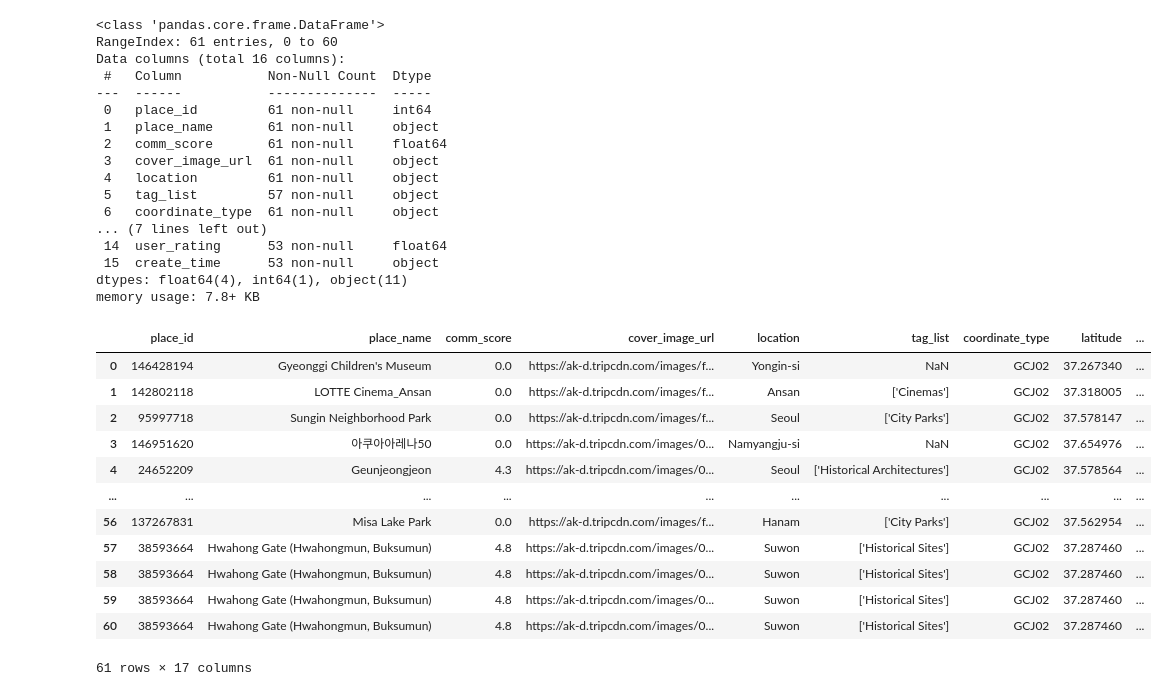
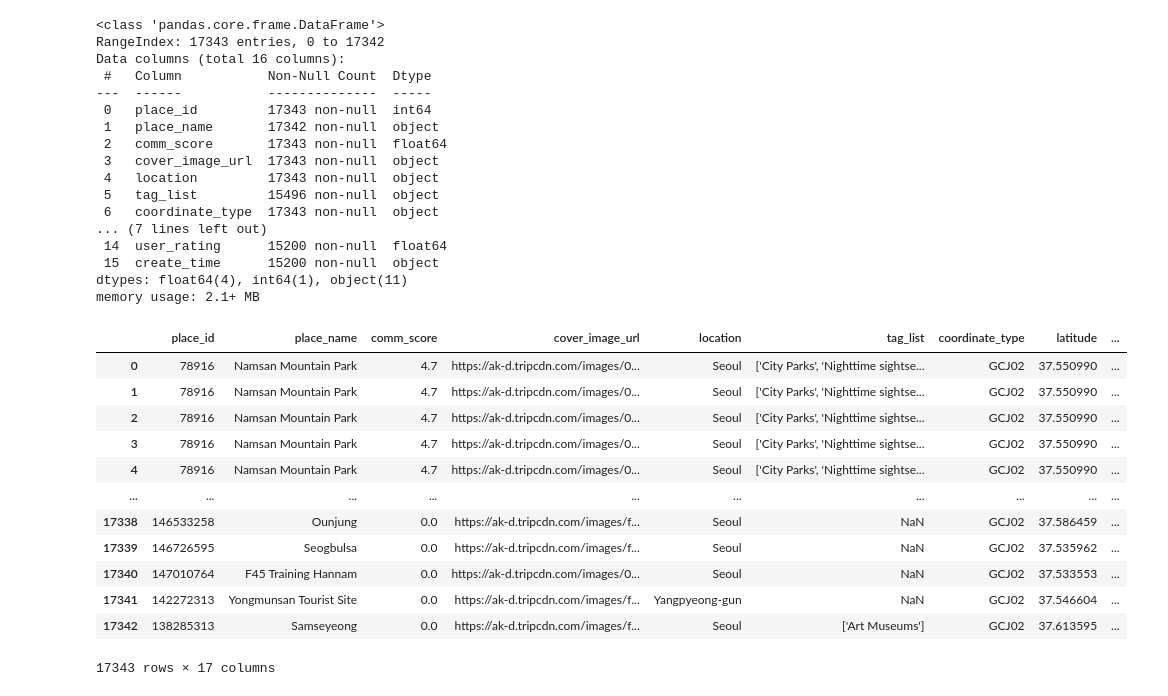
Before and after one commit to wjdengus98/WanderSeoul, a Jupyter notebook: preprocessing.ipynb, the cells around one changed output. Cells and saved outputs as stored; diff of their text form; code cells hidden in the pictures.

```diff
--- a/preprocessing.ipynb
+++ b/preprocessing.ipynb
@@ -1,7 +0,0 @@
-# %%
-import pandas as pd
-info= pd.read_csv('data/place_info_105.csv')
-info
-
-review= pd.read_csv('data/place_review_105.csv')
-review
@@ -26,3 +1,21 @@ review
+# %%
+import pandas as pd
+
+for i in range(300):
+    if i == 0:
+        info = pd.read_csv(f'data/place_info_{i+1}.csv')
+        review = pd.read_csv(f'data/place_review_{i+1}.csv')
+    else:
+        try:
+            info_new = pd.read_csv(f'data/place_info_{i+1}.csv')
+            info = pd.concat([info, info_new], ignore_index=True) # 이전데이터에 인덱스를 가져온다 해결방안 ignore_index=True
+        except pd.errors.EmptyDataError:
+            None
+        try:
+            review_new = pd.read_csv(f'data/place_review_{i+1}.csv')
+            review = pd.concat([review, review_new], ignore_index=True)
+        except pd.errors.EmptyDataError:
+            None
 # %%
 info_review=pd.merge(info, review, on='place_id', how='left')
 info_review
@@ -44,39 +37,39 @@ info_review
 info_review.info()
 # %% [output]
 <class 'pandas.core.frame.DataFrame'>
-RangeIndex: 61 entries, 0 to 60
+RangeIndex: 17343 entries, 0 to 17342
 Data columns (total 16 columns):
  #   Column           Non-Null Count  Dtype
 ---  ------           --------------  -----
- 0   place_id         61 non-null     int64
- 1   place_name       61 non-null     object
- 2   comm_score       61 non-null     float64
- 3   cover_image_url  61 non-null     object
- 4   location         61 non-null     object
- 5   tag_list         57 non-null     object
- 6   coordinate_type  61 non-null     object
+ 0   place_id         17343 non-null  int64
+ 1   place_name       17342 non-null  object
+ 2   comm_score       17343 non-null  float64
+ 3   cover_image_url  17343 non-null  object
+ 4   location         17343 non-null  object
+ 5   tag_list         15496 non-null  object
+ 6   coordinate_type  17343 non-null  object
 ... (7 lines left out)
- 14  user_rating      53 non-null     float64
- 15  create_time      53 non-null     object
+ 14  user_rating      15200 non-null  float64
+ 15  create_time      15200 non-null  object
 dtypes: float64(4), int64(1), object(11)
-memory usage: 7.8+ KB
+memory usage: 2.1+ MB
 # %%
-info_review['review_count']= info_review.groupby('place_id')['content'].transform('count')
+info_review['review_count']= info_review.groupby('place_id')['user_name'].transform('count')
 info_review
 # %% [output]
 |  | place_id | place_name | comm_score | cover_image_url | location | tag_list | coordinate_type | latitude | ... |
-| 0 | 146428194 | Gyeonggi Children's Museum | 0.0 | https://ak-d.tripcdn.com/images/f... | Yongin-si | NaN | GCJ02 | 37.267340 | ... |
-| 1 | 142802118 | LOTTE Cinema_Ansan | 0.0 | https://ak-d.tripcdn.com/images/f... | Ansan | ['Cinemas'] | GCJ02 | 37.318005 | ... |
-| 2 | 95997718 | Sungin Neighborhood Park | 0.0 | https://ak-d.tripcdn.com/images/f... | Seoul | ['City Parks'] | GCJ02 | 37.578147 | ... |
-| 3 | 146951620 | 아쿠아아레나50 | 0.0 | https://ak-d.tripcdn.com/images/0... | Namyangju-si | NaN | GCJ02 | 37.654976 | ... |
-| 4 | 24652209 | Geunjeongjeon | 4.3 | https://ak-d.tripcdn.com/images/0... | Seoul | ['Historical Architectures'] | GCJ02 | 37.578564 | ... |
+| 0 | 78916 | Namsan Mountain Park | 4.7 | https://ak-d.tripcdn.com/images/0... | Seoul | ['City Parks', 'Nighttime sightse... | GCJ02 | 37.550990 | ... |
+| 1 | 78916 | Namsan Mountain Park | 4.7 | https://ak-d.tripcdn.com/images/0... | Seoul | ['City Parks', 'Nighttime sightse... | GCJ02 | 37.550990 | ... |
+| 2 | 78916 | Namsan Mountain Park | 4.7 | https://ak-d.tripcdn.com/images/0... | Seoul | ['City Parks', 'Nighttime sightse... | GCJ02 | 37.550990 | ... |
+| 3 | 78916 | Namsan Mountain Park | 4.7 | https://ak-d.tripcdn.com/images/0... | Seoul | ['City Parks', 'Nighttime sightse... | GCJ02 | 37.550990 | ... |
+| 4 | 78916 | Namsan Mountain Park | 4.7 | https://ak-d.tripcdn.com/images/0... | Seoul | ['City Parks', 'Nighttime sightse... | GCJ02 | 37.550990 | ... |
 | ... | ... | ... | ... | ... | ... | ... | ... | ... | ... |
-| 56 | 137267831 | Misa Lake Park | 0.0 | https://ak-d.tripcdn.com/images/f... | Hanam | ['City Parks'] | GCJ02 | 37.562954 | ... |
-| 57 | 38593664 | Hwahong Gate (Hwahongmun, Buksumun) | 4.8 | https://ak-d.tripcdn.com/images/0... | Suwon | ['Historical Sites'] | GCJ02 | 37.287460 | ... |
-| 58 | 38593664 | Hwahong Gate (Hwahongmun, Buksumun) | 4.8 | https://ak-d.tripcdn.com/images/0... | Suwon | ['Historical Sites'] | GCJ02 | 37.287460 | ... |
-| 59 | 38593664 | Hwahong Gate (Hwahongmun, Buksumun) | 4.8 | https://ak-d.tripcdn.com/images/0... | Suwon | ['Historical Sites'] | GCJ02 | 37.287460 | ... |
-| 60 | 38593664 | Hwahong Gate (Hwahongmun, Buksumun) | 4.8 | https://ak-d.tripcdn.com/images/0... | Suwon | ['Historical Sites'] | GCJ02 | 37.287460 | ... |
+| 17338 | 146533258 | Ounjung | 0.0 | https://ak-d.tripcdn.com/images/f... | Seoul | NaN | GCJ02 | 37.586459 | ... |
+| 17339 | 146726595 | Seogbulsa | 0.0 | https://ak-d.tripcdn.com/images/f... | Seoul | NaN | GCJ02 | 37.535962 | ... |
+| 17340 | 147010764 | F45 Training Hannam | 0.0 | https://ak-d.tripcdn.com/images/0... | Seoul | NaN | GCJ02 | 37.533553 | ... |
+| 17341 | 142272313 | Yongmunsan Tourist Site | 0.0 | https://ak-d.tripcdn.com/images/f... | Yangpyeong-gun | NaN | GCJ02 | 37.546604 | ... |
+| 17342 | 138285313 | Samseyeong | 0.0 | https://ak-d.tripcdn.com/images/f... | Seoul | ['Art Museums'] | GCJ02 | 37.613595 | ... |
-61 rows × 17 columns
+17343 rows × 17 columns
 # %%
 info_review_ex1=info_review.copy()
 info_review_ex2=info_review.copy()
```
Also changed, not shown: parts of 5 cells of this notebook.
